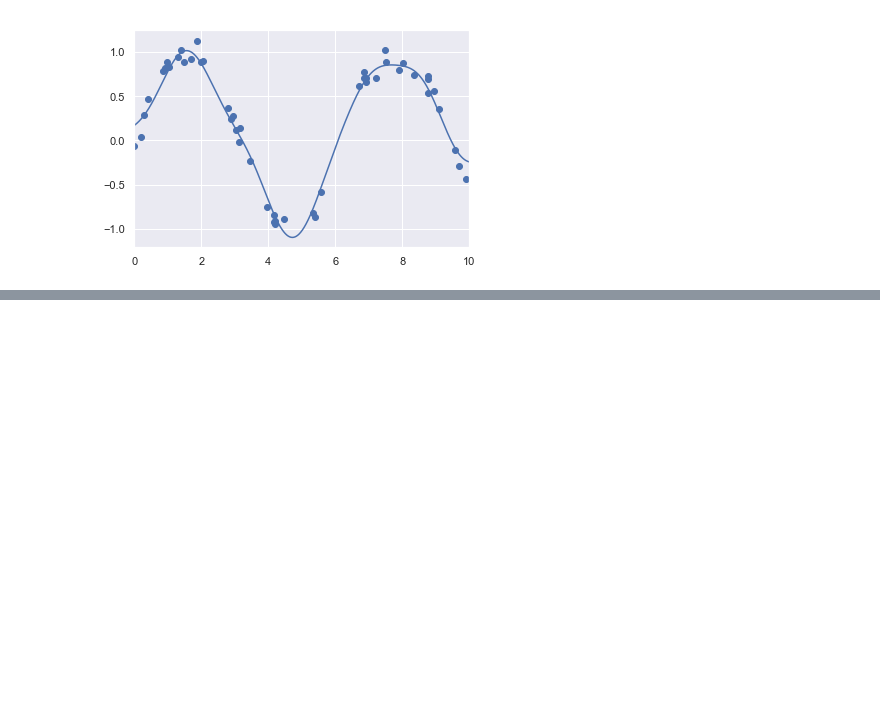
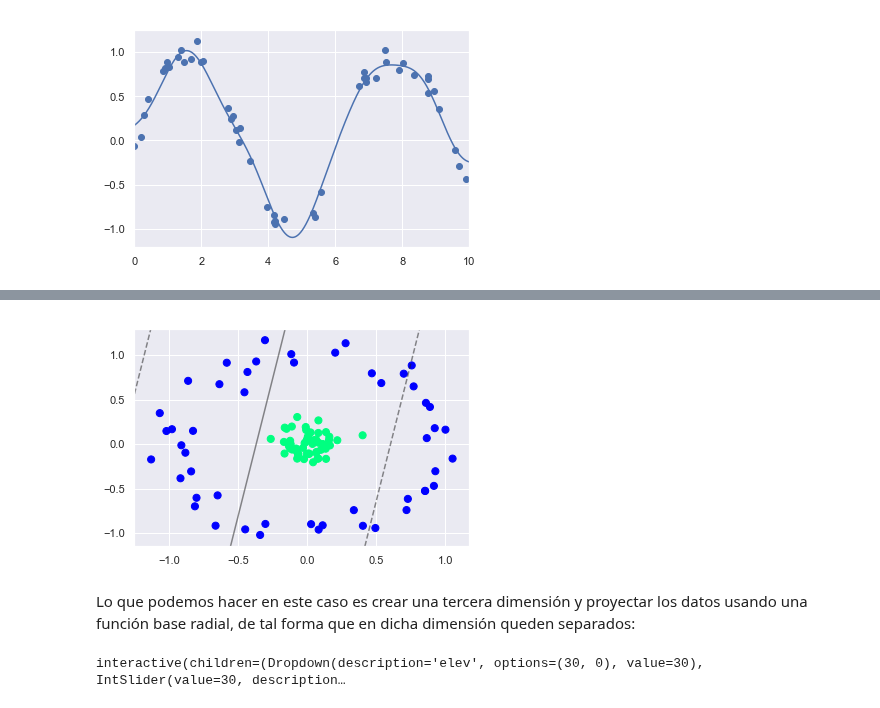
Before and after one commit to pyjaime/python3-101, a Jupyter notebook: python3_scikitlearn_ml_algorithms_es.ipynb, the cells around one changed output, grey strips where cells are left out. Drawn from its saved outputs; the diff is of its cells as text; code cells hidden in the pictures; blank space fills up the shorter version.

```diff
--- a/python3_scikitlearn_ml_algorithms_es.ipynb
+++ b/python3_scikitlearn_ml_algorithms_es.ipynb
@@ -342,0 +399,12 @@ plt.xlim(0, 10);
+# %%
+from sklearn.datasets.samples_generator import make_circles
+X, y = make_circles(100, factor=.1, noise=.1)
+
+clf = SVC(kernel='linear').fit(X, y)
+
+plt.scatter(X[:, 0], X[:, 1], c=y, s=50, cmap='winter')
+plot_svc_decision_function(clf, plot_support=False);
+# %% [output]
+[figure, added]
+# %% [markdown]
+Lo que podemos hacer en este caso es crear una tercera dimensión y proyectar los datos usando una función base radial, de tal forma que en dicha dimensión queden separados:
@@ -342,0 +413,14 @@ plt.xlim(0, 10);
+# %%
+from mpl_toolkits import mplot3d
+
+def plot_3D(elev=30, azim=30, X=X, y=y):
+    ax = plt.subplot(projection='3d')
+    ax.scatter3D(X[:, 0], X[:, 1], r, c=y, s=50, cmap='winter')
+    ax.view_init(elev=elev, azim=azim)
+    ax.set_xlabel('x')
+    ax.set_ylabel('y')
+    ax.set_zlabel('r')
+
+interact(plot_3D, elev=[30, 0], azip=(-180, 180), X=fixed(X), y=fixed(y));
+# %% [output]
+interactive(children=(Dropdown(description='elev', options=(30, 0), value=30), IntSlider(value=30, description…
```
Also changed, not shown: parts of 16 cells of this notebook.
